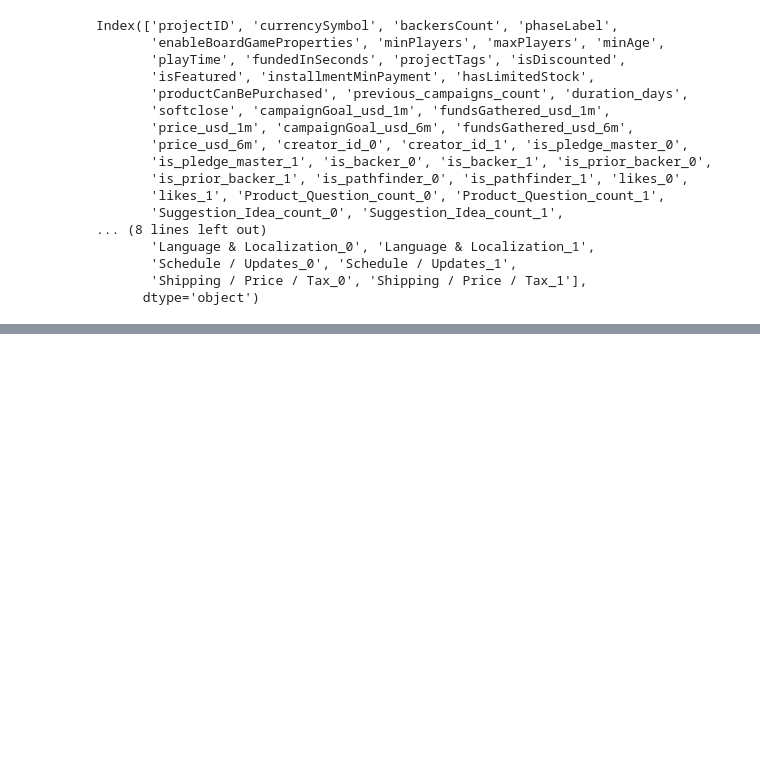
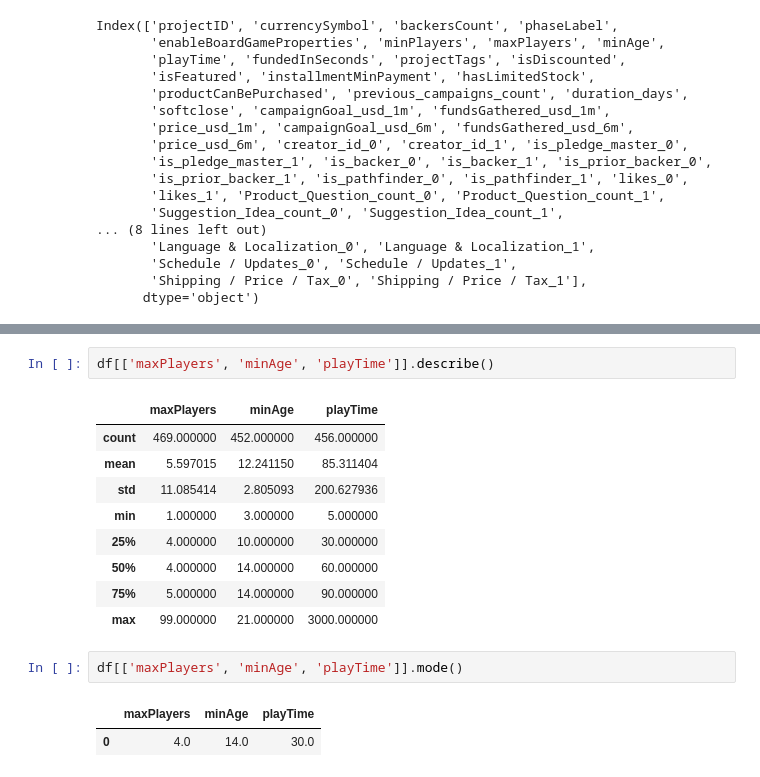
Before and after one commit to jjongseon/Asac-project, a Jupyter notebook: 01_Src/processed/final_processed.ipynb, the cells around one changed output, grey strips where cells are left out. Drawn from its saved outputs; the diff is of its cells as text; blank space fills up the shorter version.

```diff
--- a/01_Src/processed/final_processed.ipynb
+++ b/01_Src/processed/final_processed.ipynb
@@ -40,0 +71,17 @@ df
+# %%
+df[['maxPlayers', 'minAge', 'playTime']].describe()
+# %% [output]
+|  | maxPlayers | minAge | playTime |
+| count | 469.000000 | 452.000000 | 456.000000 |
+| mean | 5.597015 | 12.241150 | 85.311404 |
+| std | 11.085414 | 2.805093 | 200.627936 |
+| min | 1.000000 | 3.000000 | 5.000000 |
+| 25% | 4.000000 | 10.000000 | 30.000000 |
+| 50% | 4.000000 | 14.000000 | 60.000000 |
+| 75% | 5.000000 | 14.000000 | 90.000000 |
+| max | 99.000000 | 21.000000 | 3000.000000 |
+# %%
+df[['maxPlayers', 'minAge', 'playTime']].mode()
+# %% [output]
+|  | maxPlayers | minAge | playTime |
+| 0 | 4.0 | 14.0 | 30.0 |
```
Also changed, not shown: parts of 14 cells of this notebook, 1 other file.
